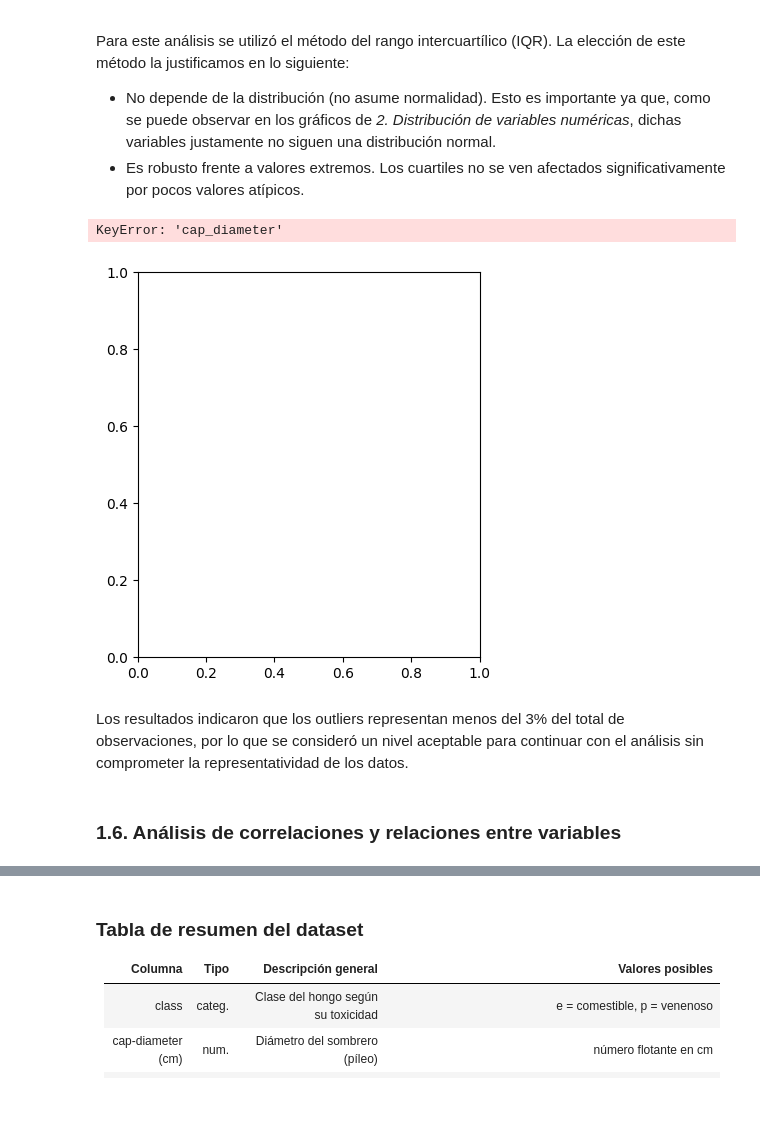
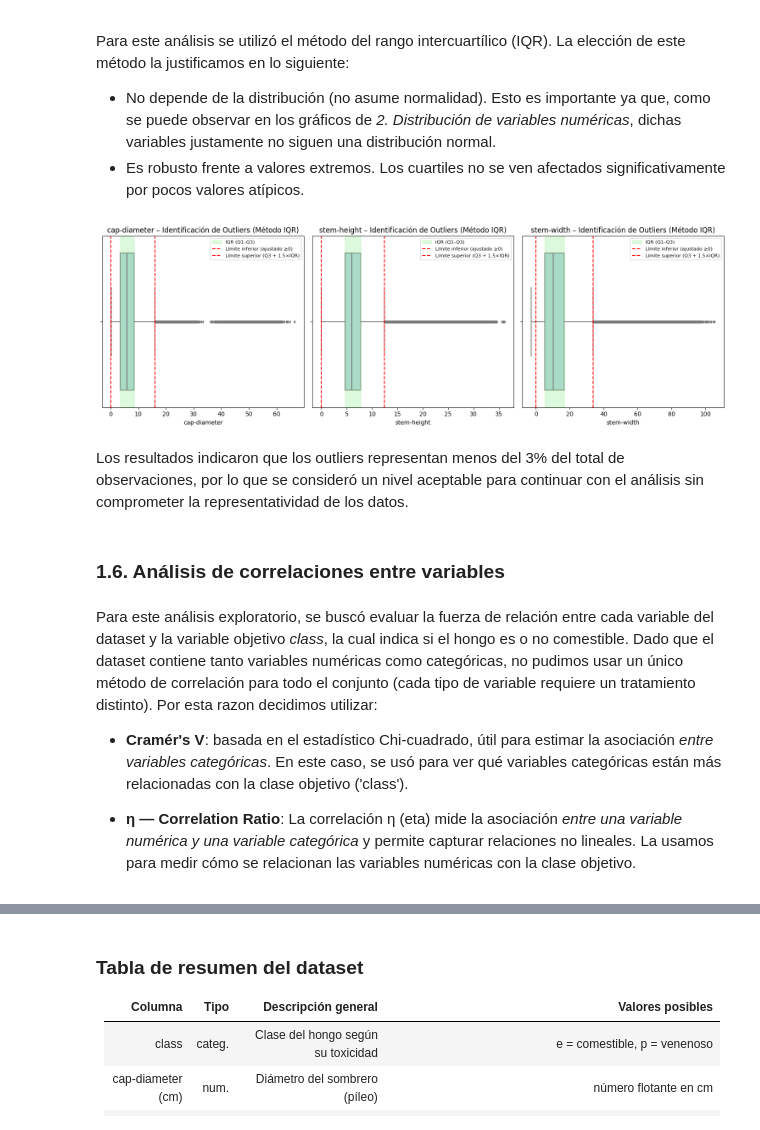
Before and after one commit to agusc4/ceia-ml, a Jupyter notebook: notebook_mushrooms_alex.ipynb, the cells around one changed output, grey strips where cells are left out. Cells and saved outputs as stored; diff of their text form; code cells hidden in the pictures; blank space fills up the shorter version.

```diff
--- a/notebook_mushrooms_alex.ipynb
+++ b/notebook_mushrooms_alex.ipynb
@@ -203,37 +204,42 @@ Para este análisis se utilizó el método del rango intercuartílico (IQR). La
 - No depende de la distribución (no asume normalidad). Esto es importante ya que, como se puede observar en los gráficos de *2. Distribución de variables numéricas*, dichas variables justamente no siguen una distribución normal.
 - Es robusto frente a valores extremos. Los cuartiles no se ven afectados significativamente por pocos valores atípicos.
 # %%
-variables = ['cap_diameter', 'stem_height', 'stem_width']
+variables = ['cap-diameter', 'stem-height', 'stem-width']
 
 plt.figure(figsize=(15, 5))
 
 for i, var in enumerate(variables, 1):
     plt.subplot(1, 3, i)
 
     Q1 = df[var].quantile(0.25)
     Q3 = df[var].quantile(0.75)
     IQR = Q3 - Q1
     lower_limit = max(Q1 - 1.5 * IQR, 0)  # el límite inferior lo recortamos en 0 para evidenciar valores atípicos
     upper_limit = Q3 + 1.5 * IQR
 
     sns.boxplot(x=df[var], color="lightblue", fliersize=3)
 
     plt.axvspan(Q1, Q3, color="lightgreen", alpha=0.3, label="IQR (Q1–Q3)")
 
     plt.axvline(lower_limit, color="red", linestyle="--", label="Límite inferior (ajustado ≥0)")
     plt.axvline(upper_limit, color="red", linestyle="--", label="Límite superior (Q3 + 1.5×IQR)")
 
     plt.title(f"{var} – Identificación de Outliers (Método IQR)")
     plt.xlabel(var)
     plt.legend(loc="upper right", fontsize=8)
 
 plt.tight_layout()
 plt.show()
 # %% [output]
-KeyError: 'cap_diameter'
-[figure, old version]
+[figure, new version]
 # %% [markdown]
 Los resultados indicaron que los outliers representan menos del 3% del total de observaciones, por lo que se consideró un nivel aceptable para continuar con el análisis sin comprometer la representatividad de los datos.
 # %% [markdown]
-### 1.6. Análisis de correlaciones y relaciones entre variables
+### 1.6. Análisis de correlaciones entre variables
+# %% [markdown]
+Para este análisis exploratorio, se buscó evaluar la fuerza de relación entre cada variable del dataset y la variable objetivo *class*, la cual indica si el hongo es o no comestible.
+Dado que el dataset contiene tanto variables numéricas como categóricas, no pudimos usar un único método de correlación para todo el conjunto (cada tipo de variable requiere un tratamiento distinto). Por esta razon decidimos utilizar:
+- **Cramér's V**: basada en el estadístico Chi-cuadrado, útil para estimar la asociación *entre variables categóricas*. En este caso, se usó para ver qué variables categóricas están más relacionadas con la clase objetivo ('class').
+
+- **η — Correlation Ratio**: La correlación η (eta) mide la asociación *entre una variable numérica y una variable categórica* y permite capturar relaciones no lineales. La usamos para medir cómo se relacionan las variables numéricas con la clase objetivo.
 # %%
```
Also changed, not shown: parts of 6 cells of this notebook.
